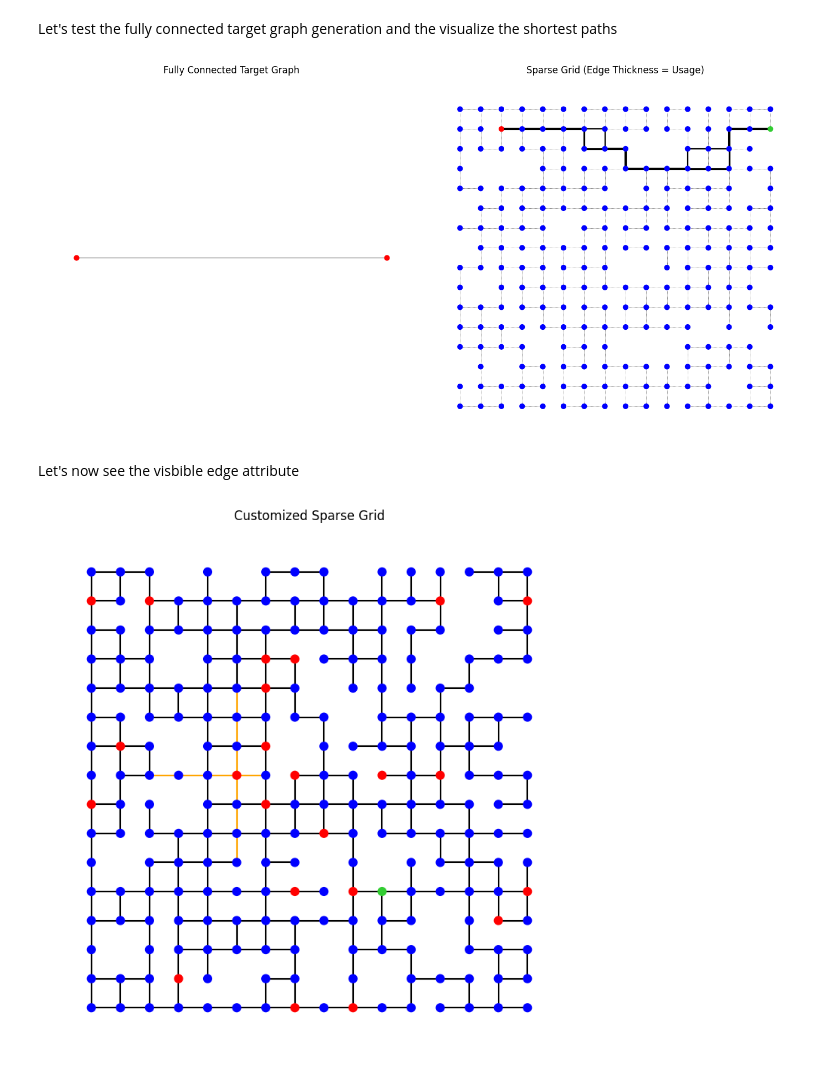
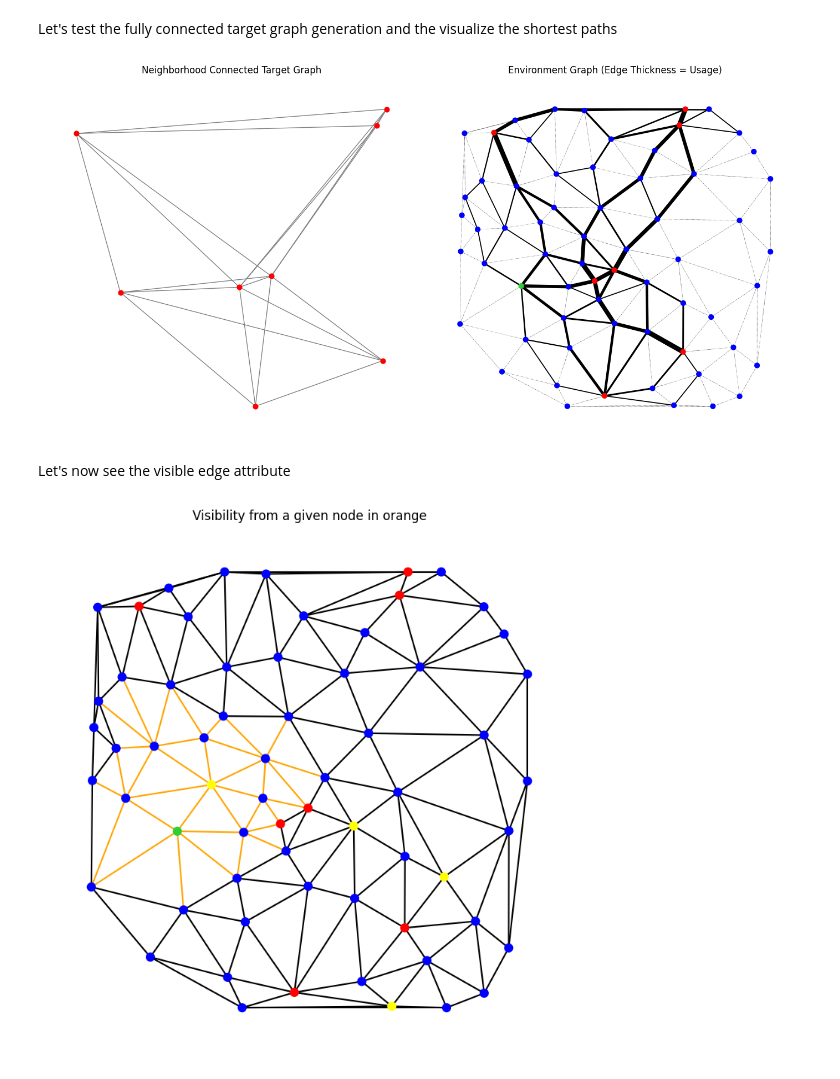
Before and after one commit to jongann-lee/Observability_mSTSP, a Jupyter notebook: Graph_Generation/test_graph_generation.ipynb, the cells around one changed output. Cells and saved outputs as stored; diff of their text form; code cells hidden in the pictures.

```diff
--- a/Graph_Generation/test_graph_generation.ipynb
+++ b/Graph_Generation/test_graph_generation.ipynb
@@ -17,7 +17,5 @@ sample_graph = generate_simple_graph(num_nodes, num_edges)
 geometric_graph = nx.random_geometric_graph(num_nodes, 0.25)
 grid_graph = nx.grid_2d_graph(5, 4)
 sparse_connected_grid = create_sparse_connected_grid(16, 16, node_removal_fraction=0.1, edge_removal_fraction=0.2, target_ratio=1/128, seed=532)
-
-# Create a fully connected graph of target nodes
-target_connected_graph = create_fully_connected_target_graph(sparse_connected_grid)
+Delaunay_graph = create_delaunay_graph(64, target_ratio = 8/64, seed = 12)
 # %%
@@ -52,24 +50,27 @@ plt.show()
 # %% [markdown]
 Let's test the fully connected target graph generation and the visualize the shortest paths
 # %%
+# Create a fully connected graph of target nodes
+target_connected_graph = create_fully_connected_target_graph(Delaunay_graph)
+
 # --- 1. Prepare for Plotting ---
 
-# Position nodes using the original graph so all nodes have a defined position
-pos = {(x, y): (y, -x) for x, y in sparse_connected_grid.nodes()}
+# Get positions from node attributes
+pos = nx.get_node_attributes(Delaunay_graph, 'pos')
 
 # Create a color map for the sparse graph nodes
 color_map_sparse = [
     "limegreen" if data["type"] == "source"
     else "red" if data["type"] == "target_unreached"
     else "blue"
-    for node, data in sparse_connected_grid.nodes(data=True)
+    for node, data in Delaunay_graph.nodes(data=True)
 ]
 
 # --- 2. Create Dynamic Edge Styles for the Sparse Grid ---
 
 edge_widths = []
 edge_styles = []
-for u, v, data in sparse_connected_grid.edges(data=True):
+for u, v, data in Delaunay_graph.edges(data=True):
     num_used = data.get('num_used', 0)
     if num_used > 0:
         # Style for used edges: solid and thicker based on usage count
@@ -86,7 +87,7 @@ for u, v, data in sparse_connected_grid.edges(data=True):
 fig, axes = plt.subplots(nrows=1, ncols=2, figsize=(14, 7))
 
 # --- Plot 1: Fully Connected Target Graph (NOW on the left axis) ---
-axes[0].set_title("Fully Connected Target Graph")
+axes[0].set_title("Neighborhood Connected Target Graph")
 nx.draw(
     target_connected_graph,
     pos=pos,
@@ -99,9 +100,9 @@ nx.draw(
 )
 
 # --- Plot 2: Original Sparse Grid with Usage (NOW on the right axis) ---
-axes[1].set_title("Sparse Grid (Edge Thickness = Usage)")
+axes[1].set_title("Environment Graph (Edge Thickness = Usage)")
 nx.draw(
-    sparse_connected_grid,
+    Delaunay_graph,
     pos=pos,
     ax=axes[1],  # Draw on the right subplot
     node_color=color_map_sparse,
@@ -114,51 +115,59 @@ nx.draw(
 plt.tight_layout()
 plt.show()
 # %% [output]
-[figure, old version]
+[figure, new version]
 # %% [markdown]
-Let's now see the visbible edge attribute
+Let's now see the visible edge attribute
 # %%
-_ = line_of_sight_visibility(sparse_connected_grid, visibility_range=3)
+_ = two_hop_visibility(Delaunay_graph, num_extended_nodes=4)
 
-source_node = tuple([7,5])
-visible_edges = sparse_connected_grid.nodes[source_node]['visible_edges']
+extended_nodes = [node for node in Delaunay_graph.nodes()
+                  if Delaunay_graph.nodes[node].get('has_extended_visibility', True)]
+non_extended_nodes = [node for node in Delaunay_graph.nodes()
+                  if Delaunay_graph.nodes[node].get('has_extended_visibility', False)]
 
-# Position nodes in a grid layout
-pos = {(x, y): (y, -x) for x, y in sparse_connected_grid.nodes()}
+
+source_node = extended_nodes[0] if extended_nodes else non_extended_nodes[0]
+visible_edges = Delaunay_graph.nodes[source_node]['visible_edges']
+
+# Get positions from node attributes
+pos = nx.get_node_attributes(Delaunay_graph, 'pos')
 
 # Create a list of colors based on node attributes
 color_map = []
-for node, data in sparse_connected_grid.nodes(data=True):
+for node, data in Delaunay_graph.nodes(data=True):
     if data["type"] == "source":
         color_map.append("limegreen")  # Use a vibrant green for the source
     elif data["type"] == "target_unreached":
         color_map.append("red")
+    elif node in extended_nodes:
+        color_map.append("yellow")
     else:
         color_map.append("blue")
 
 edge_color = []
-for u, v, data in sparse_connected_grid.edges(data=True):
+for u, v, data in Delaunay_graph.edges(data=True):
     edge_tuple = tuple(sorted((u, v)))
     if edge_tuple in visible_edges:
         # Style for visible edges: orange
         edge_color.append('orange')
     else:
         # Style for invisible edges: black
         edge_color.append('black')
 
 # Draw the graph with updated styles
 plt.figure(figsize=(7, 7))
 nx.draw(
-    sparse_connected_grid,
+    Delaunay_graph,
     pos=pos,
     node_color=color_map,
     with_labels=False,
     node_size=60,
     width=1.5,
     edge_color=edge_color
 )
 
 plt.title("Visibility from a given node in orange")
 plt.show()
 # %% [output]
-[figure, old version]
+[figure, new version]
```
Also changed, not shown: parts of 2 cells of this notebook, 9 other files.
